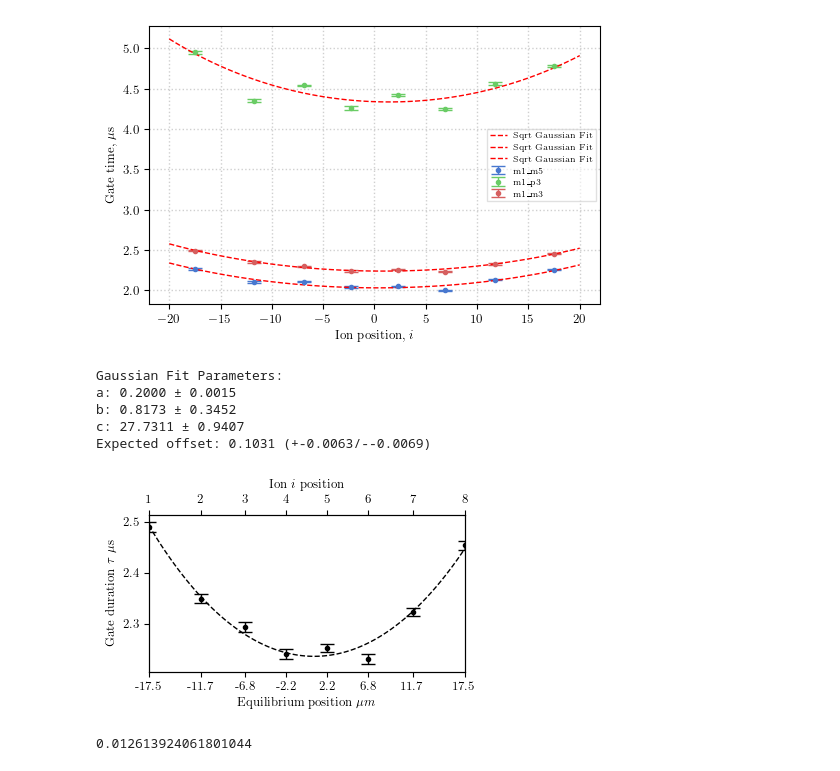
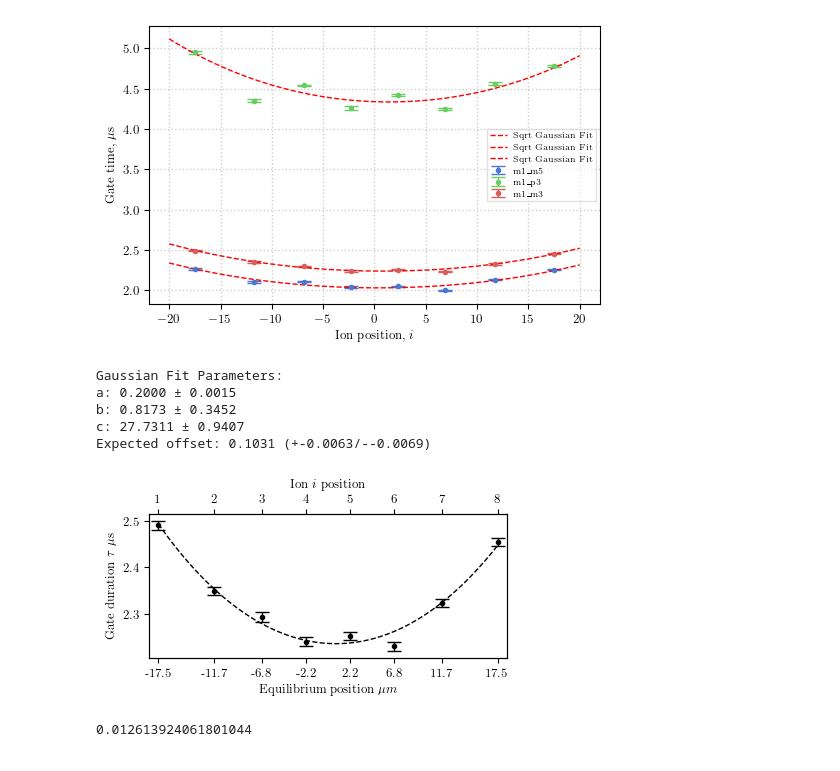
Before and after one commit to DonovanWebb/thesis, a Jupyter notebook: figures/make_figure/ch4/8_ions.ipynb, the cells around one changed output. Drawn from its saved outputs; the diff is of its cells as text; code cells hidden in the pictures.

Commit message:
conform figures

```diff
--- a/figures/make_figure/ch4/8_ions.ipynb
+++ b/figures/make_figure/ch4/8_ions.ipynb
@@ -106,8 +106,8 @@ x_sim = np.linspace(min(ion_pos), max(ion_pos), 100)
 sim_line = sqrt_gaussian(x_sim, popt[0], popt[1], popt[2])
 
 
-fig_width = gs.get_fig_width()*0.7
-fig_height = gs.get_fig_width()*0.7/2
+fig_width = gs.get_fig_width()*0.75
+fig_height = gs.get_fig_width()*0.75/1.8
 fig, ax = plt.subplots(figsize=(fig_width, fig_height))
 ax.plot(x_sim, sim_line, color='black')
 
@@ -122,36 +122,37 @@ exp_offset = 1-min(sim_line)/max(sim_line)
 exp_offset_upper = 1-min(sim_line_upper)/max(sim_line_upper)
 exp_offset_lower = 1-min(sim_line_lower)/max(sim_line_lower)
 print(f"Expected offset: {exp_offset:.4f} (+{exp_offset_upper-exp_offset:.4f}/-{exp_offset-exp_offset_lower:.4f})")
 
 # every second tick label to avoid crowding
 ion_pos_2 = ion_pos#[[0,2,-3,-1]]
 ax.set_xticks(ion_pos_2)
 # round to 2 decimal places
 ax.set_xticklabels([f"{pos:.1f}" for pos in ion_pos_2])
 ax.set_xlabel("Equilibrium position $\\mu m$")
-ax.set_xlim(ion_pos[0], ion_pos[-1])
+ax.set_xlim(ion_pos[0]-1, ion_pos[-1]+1)
 ax.set_ylabel("Gate duration $\\tau~\\mu$s")
 
 # add another axis on top for the ion index
 ax_top = ax.twiny()
 ax_top.set_xticks(ion_pos)
 ax_top.set_xticklabels(np.array(range(1, 9)))
 ax_top.set_xlabel("Ion $i$ position")
 
-ax_top.set_xlim(ion_pos[0], ion_pos[-1])
+ax_top.set_xlim(ion_pos[0]-1, ion_pos[-1]+1)
 ax.grid(False)
 ax_top.grid(False)
+fig.tight_layout()
 
 
 f_path = "..\\..\\pdf_figure\\ch4\\8_ion_gate_time.pdf"
 fig.savefig(f_path)
 # %% [output]
 Gaussian Fit Parameters:
 a: 0.2000 ± 0.0015
 b: 0.8173 ± 0.3452
 c: 27.7311 ± 0.9407
 Expected offset: 0.1031 (+-0.0063/--0.0069)
-[figure, old version]
+[figure, new version]
 # %%
 plt.figure("Fitted Noise Heatmap")
 from matplotlib.gridspec import GridSpec
```
Also changed, not shown: 7 other files.
